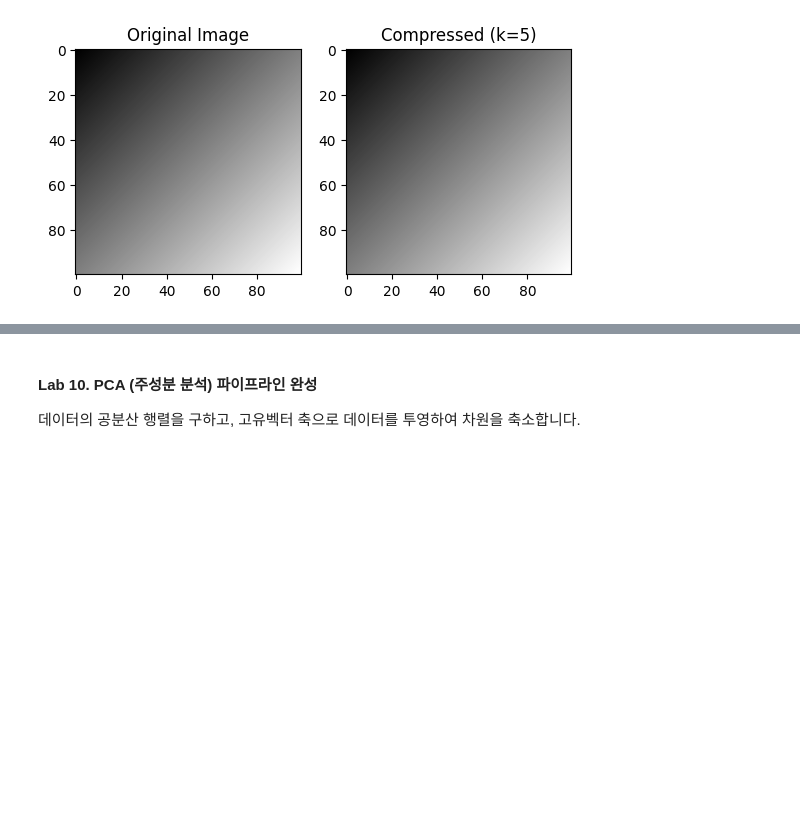
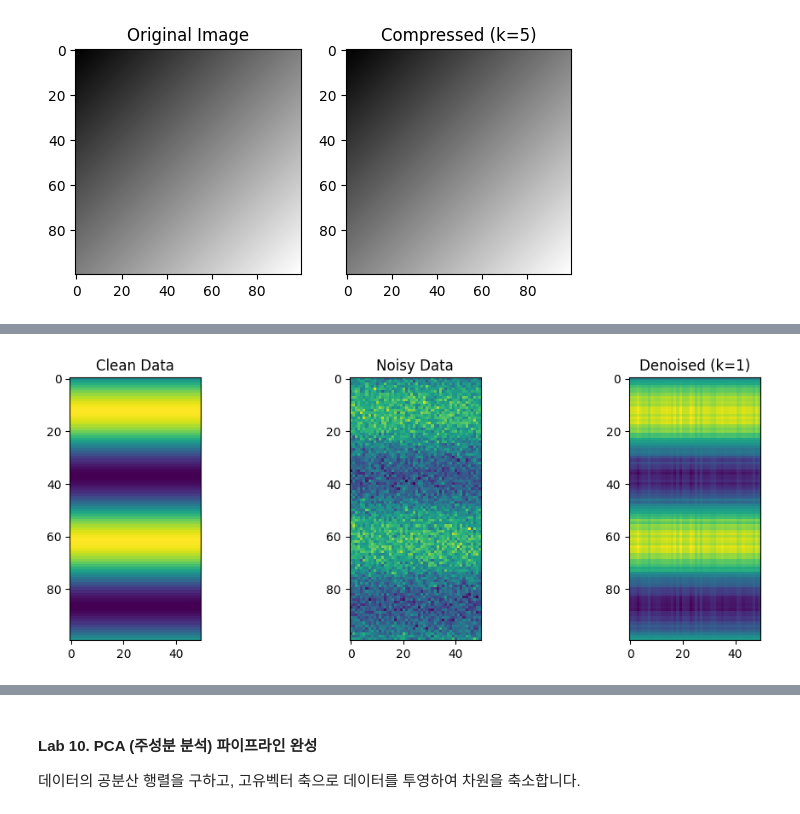
Before and after one commit to yuuki08noah/INGONGJINEUNGPROGRAMMING, a Jupyter notebook: 1-2 SVD와 PCA_Stu.ipynb, the cells around one changed output, grey strips where cells are left out. Drawn from its saved outputs; the diff is of its cells as text; code cells hidden in the pictures; blank space fills up the shorter version.

```diff
--- a/1-2 SVD와 PCA_Stu.ipynb
+++ b/1-2 SVD와 PCA_Stu.ipynb
@@ -28,0 +62,24 @@ plt.show()
+# %%
+# 2. 데이터 노이즈 제거 (Noise Reduction)
+np.random.seed(42) # 결과 재현을 위한 시드 설정
+t = np.linspace(0, 1, 100) # 0에서 1 사이를 100등분
+# 깨끗한 신호 행렬 생성 (100x50 크기의 반복되는 사인 패턴)
+clean_data = np.sin(2 * np.pi * 2 * t).reshape(-1, 1) @ np.ones((1, 50))
+# 무작위 노이즈 생성 및 추가 (평균 0, 표준편차 0.5)
+noisy_data = clean_data + np.random.normal(0, 0.5, clean_data.shape)
+
+# SVD 수행 (Reduced SVD 옵션 사용)
+U, S, Vt = np.linalg.svd(noisy_data, full_matrices=False)
+
+# k=1 (가장 지배적인 주성분 신호만 추출하여 노이즈 제거)
+k = 1
+denoised_data = U[:, :k] @ np.diag(S[:k]) @ Vt[:k, :]
+
+# 결과 비교 시각화
+plt.figure(figsize=(12, 4))
+plt.subplot(1, 3, 1); plt.title("Clean Data"); plt.imshow(clean_data) # 원본 신호
+plt.subplot(1, 3, 2); plt.title("Noisy Data"); plt.imshow(noisy_data) # 노이즈 섞인 신호
+plt.subplot(1, 3, 3); plt.title("Denoised (k=1)"); plt.imshow(denoised_data) # 복원된 신호
+plt.show()
+# %% [output]
+[figure, added]
```
Also changed, not shown: parts of 21 cells of this notebook.
